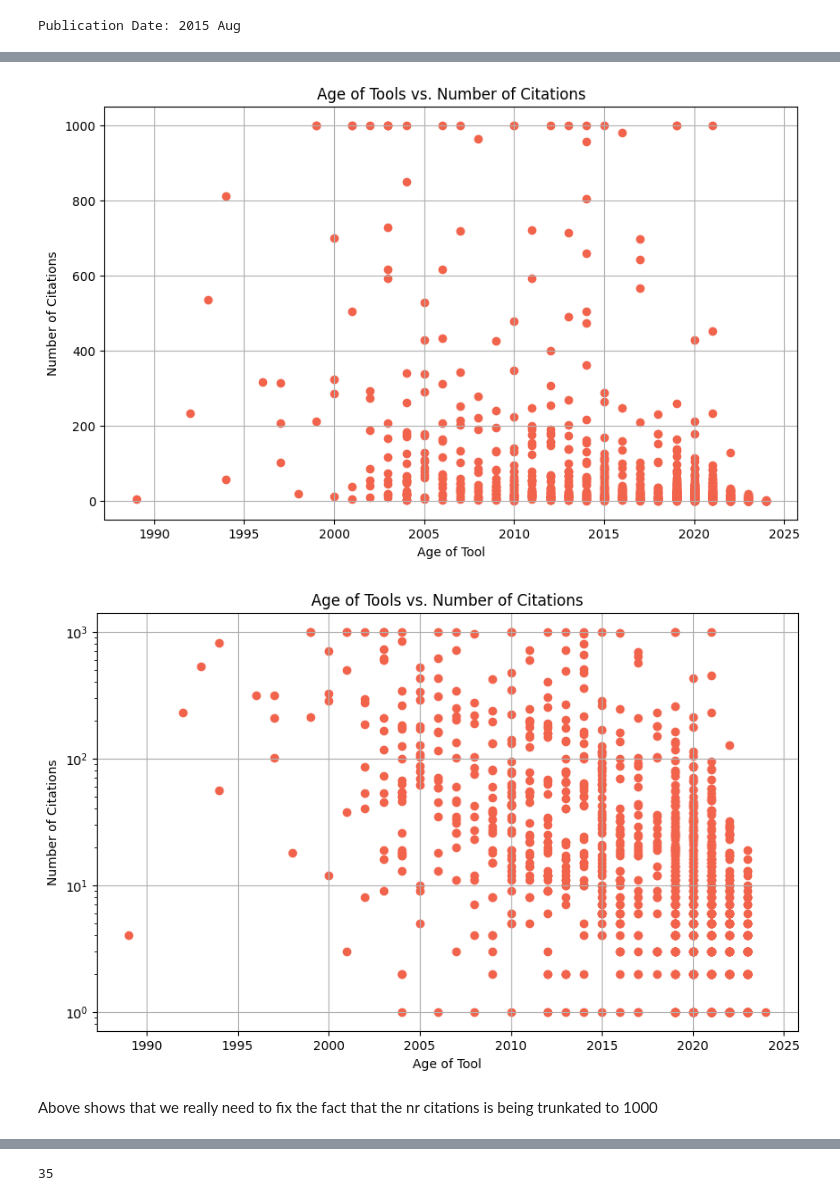
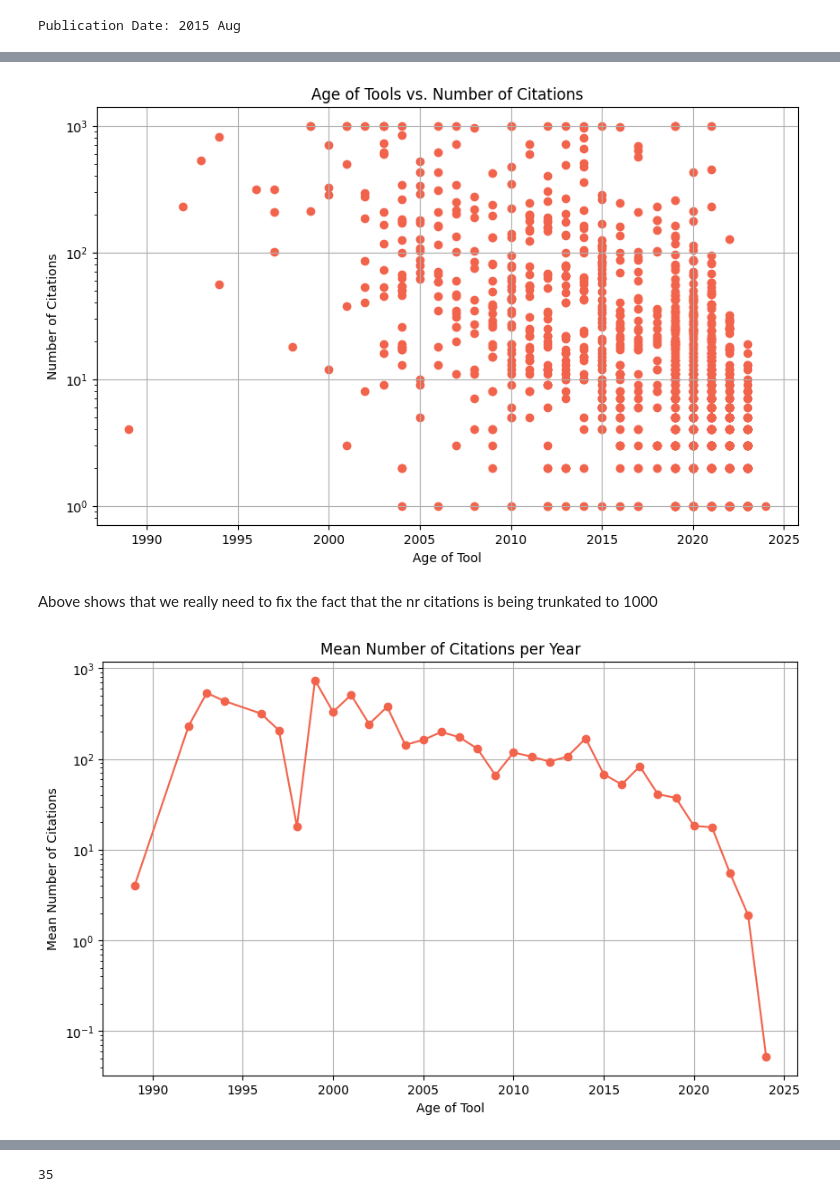
Before and after one commit to Workflomics/workflomics-QCmetric, a Jupyter notebook: stat_visualisation.ipynb, the cells around one changed output, grey strips where cells are left out. Drawn from its saved outputs; the diff is of its cells as text; code cells hidden in the pictures.

Commit message:
Mean number of citations per year and number of tools per year

```diff
--- a/stat_visualisation.ipynb
+++ b/stat_visualisation.ipynb
@@ -31,6 +32,9 @@ with open(nr_citations_path, 'rb') as f: # citations per tool, dict. Histogram f
 
 with open(node_degree_dict_path, 'rb') as f: #degrees per node (ons not tool. Should extraxt only tools using the included tools list), dict. Histogram - frequency of degree (perhaps do this before and after processing of graph (unique edges and only cocitations etc))
     node_degree_dict = pickle.load(f)
+
+with open('dates.pkl', 'rb') as f: #degrees per node (ons not tool. Should extraxt only tools using the included tools list), dict. Histogram - frequency of degree (perhaps do this before and after processing of graph (unique edges and only cocitations etc))
+    publication_dates = pickle.load(f)
 # %% [output]
 Loading saved things.
 # %% [markdown]
@@ -216,45 +238,15 @@ with open("dates.pkl", "wb") as f:
 # %%
 
-ages = []
-citations = []
-
-for tool, age in publication_dates.items():
-    if str(tool) in nr_citations and age != 'None':
-        ages.append(int(age))
-        citations.append(nr_citations[str(tool)])
-
-# Scatter plot to show correlation
 plt.figure(figsize=(10, 6))
 plt.scatter(ages, citations)
 plt.title('Age of Tools vs. Number of Citations')
 plt.xlabel('Age of Tool')
 plt.ylabel('Number of Citations')
+plt.yscale('log')
 
 plt.grid(True)
 plt.show()
 # %% [output]
-[figure, old version]
+[figure, new version]
-# %%
-
-ages = []
-citations = []
-
-for tool, age in publication_dates.items():
-    if str(tool) in nr_citations and age != 'None':
-        ages.append(int(age))
-        citations.append(nr_citations[str(tool)])
-
-# Scatter plot to show correlation
-plt.figure(figsize=(10, 6))
-plt.scatter(ages, citations)
-plt.title('Age of Tools vs. Number of Citations')
-plt.xlabel('Age of Tool')
-plt.ylabel('Number of Citations')
-plt.yscale('log')
-
-plt.grid(True)
-plt.show()
-# %% [output]
-[figure, removed]
 # %% [markdown]
 Above shows that we really need to fix the fact that the nr citations is being trunkated to 1000
@@ -260,0 +268,17 @@ Above shows that we really need to fix the fact that the nr citations is being t
+# %%
+data = pd.DataFrame({'Age': ages, 'Citations': citations})
+
+mean_citations_per_age = data.groupby('Age')['Citations'].mean()
+
+
+plt.figure(figsize=(10, 6))
+plt.plot(mean_citations_per_age.index, mean_citations_per_age.values, marker='o', linestyle='-')
+plt.title('Mean Number of Citations per Year')
+plt.xlabel('Age of Tool')
+plt.ylabel('Mean Number of Citations')
+plt.yscale('log')  #  log scale
+
+plt.grid(True)
+plt.show()
+# %% [output]
+[figure, added]
```
Also changed, not shown: parts of 9 cells of this notebook, 1 other file.
